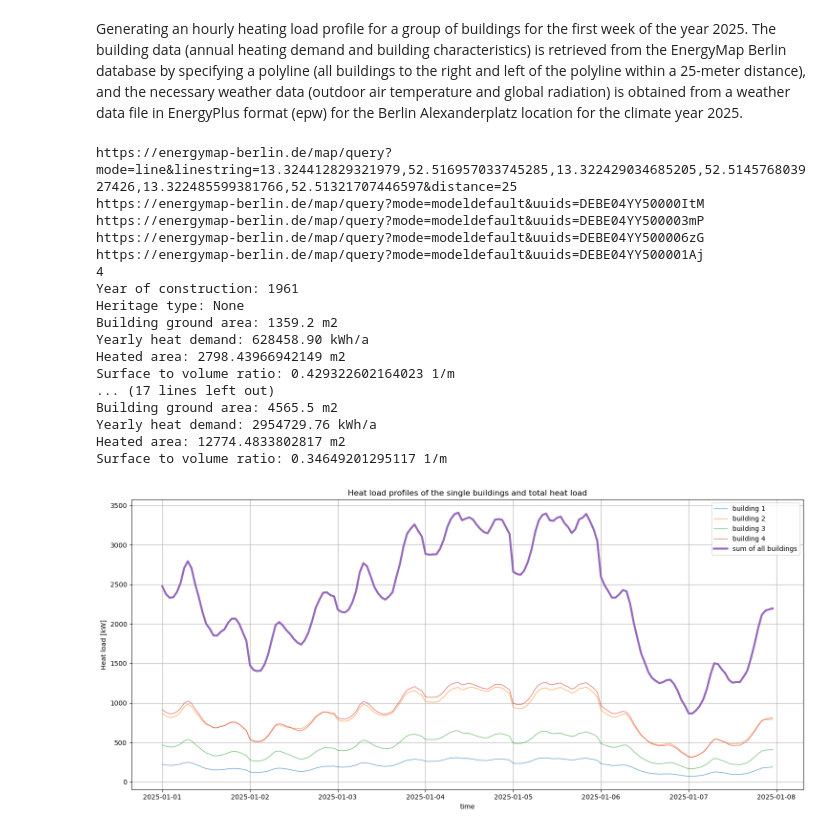
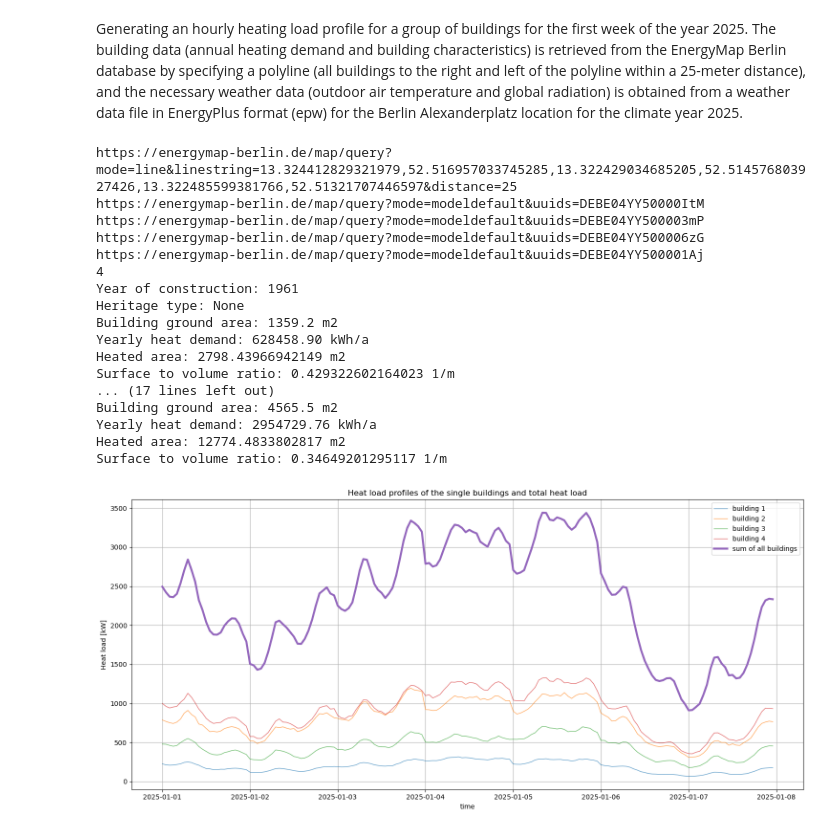
Before and after one commit to UdK-VPT/energymap4py, a Jupyter notebook: HeatLoadProfiles.ipynb, the cells around one changed output. Saved outputs shown, nothing was run; the diff lists cells and outputs as text; code cells hidden in the pictures.

```diff
--- a/HeatLoadProfiles.ipynb
+++ b/HeatLoadProfiles.ipynb
@@ -189,9 +182,6 @@ load = hlm.calculate_hourly_heat_load_advanced(
         window_area_fraction=window_area_fraction,
         thermal_capacity="medium",
         dhw_specific_kwh_m2a=12.5,
-        use_random_user_behavior=False,
-        random_seed=42,
-        behavior_strength=1.0,
         use_night_setback=False,
     )
 load.to_csv("heatingLoad.csv", index=True)
@@ -270,6 +260,7 @@ print(len(data))
 
 period = slice("2025-01-01 00:00", "2025-01-07 23:00")
 loads = []
+random_seed = [42,65,50,90]
 
 for i, d in enumerate(data):
     print('Year of construction:',d['year_of_construction'])
@@ -295,9 +286,8 @@ for i, d in enumerate(data):
             thermal_capacity="medium",
             dhw_specific_kwh_m2a=12.5,
             use_random_user_behavior=True,
-            random_seed=42,
-            behavior_strength=1.0,
-            use_night_setback=False)
+            random_seed=random_seed[i],
+            behavior_strength=2.0)
     loads.append(load)
 
     load.index = pd.to_datetime(load.index)
@@ -335,31 +325,31 @@ plt.plot(
     building_loads_period["Sum"],
     label="sum of all buildings",
     linewidth=3
 )
 
 plt.title("Heat load profiles of the single buildings and total heat load")
 plt.xlabel("time")
 plt.ylabel("Heat load [kW]")
 plt.legend()
 plt.grid(True)
 plt.tight_layout()
 plt.show()
 # %% [output]
 https://energymap-berlin.de/map/query?mode=line&linestring=13.324412829321979,52.516957033745285,13.322429034685205,52.514576803927426,13.322485599381766,52.51321707446597&distance=25
 https://energymap-berlin.de/map/query?mode=modeldefault&uuids=DEBE04YY50000ItM
 https://energymap-berlin.de/map/query?mode=modeldefault&uuids=DEBE04YY500003mP
 https://energymap-berlin.de/map/query?mode=modeldefault&uuids=DEBE04YY500006zG
 https://energymap-berlin.de/map/query?mode=modeldefault&uuids=DEBE04YY500001Aj
 4
 Year of construction: 1961
 Heritage type: None
 Building ground area: 1359.2 m2
 Yearly heat demand: 628458.90 kWh/a
 Heated area: 2798.43966942149 m2
 Surface to volume ratio: 0.429322602164023 1/m
 ... (17 lines left out)
 Building ground area: 4565.5 m2
 Yearly heat demand: 2954729.76 kWh/a
 Heated area: 12774.4833802817 m2
 Surface to volume ratio: 0.34649201295117 1/m
-[figure, old version]
+[figure, new version]
```
Also changed, not shown: parts of 5 cells of this notebook, 3 other files.
